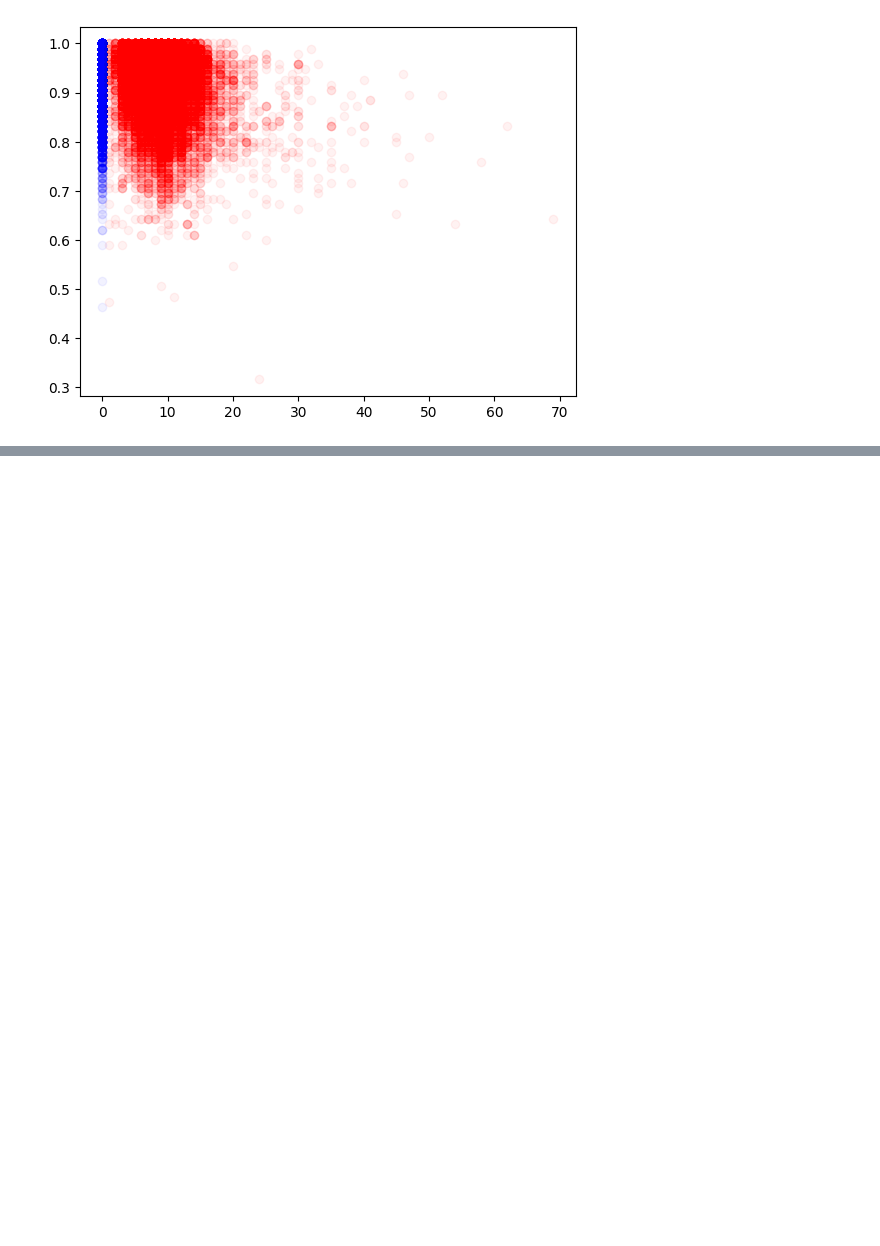
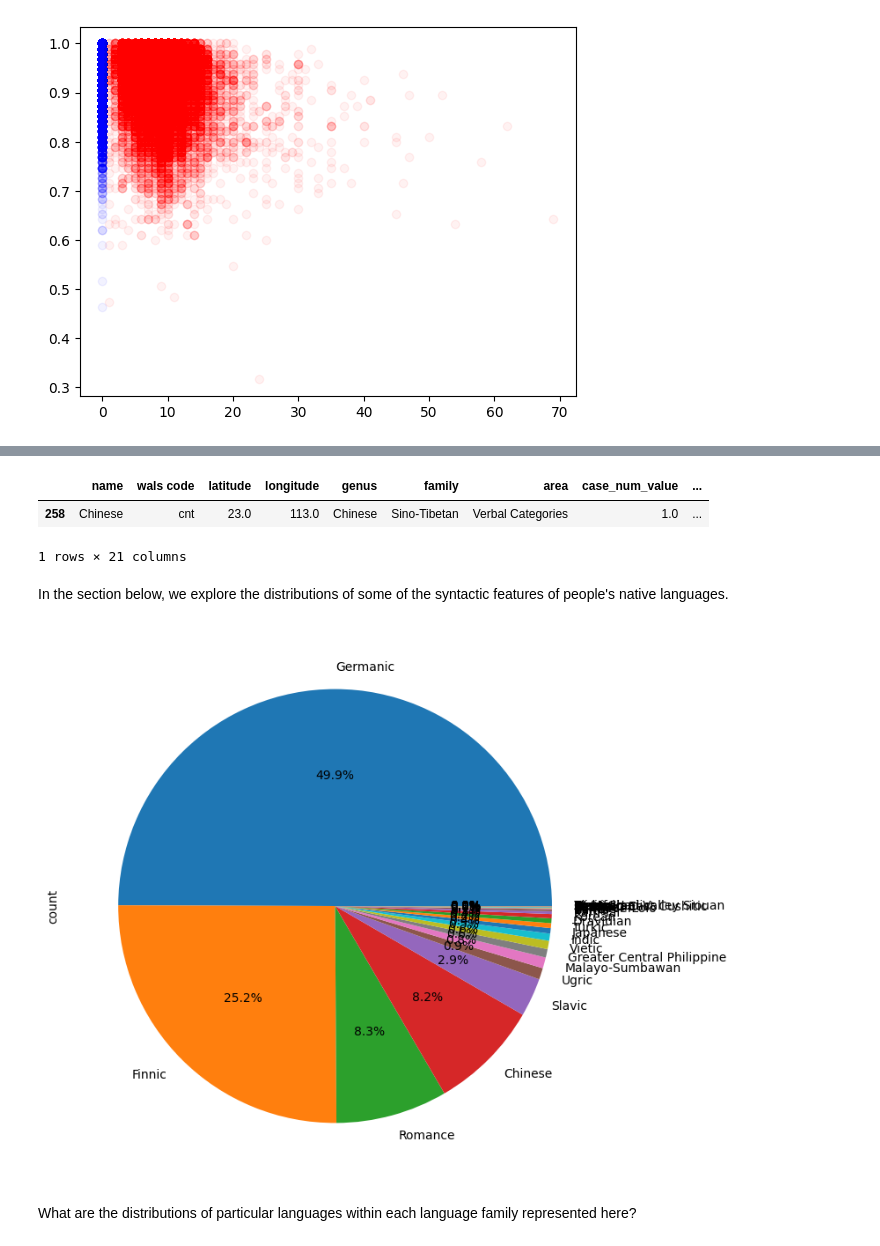
Before and after one commit to ifaul/ifaul.github.io, a Jupyter notebook: lang_acquire_milestone2_11_06.ipynb, the cells around one changed output, grey strips where cells are left out. Saved outputs shown, nothing was run; the diff lists cells and outputs as text; code cells hidden in the pictures; blank space fills up the shorter version.

```diff
--- a/lang_acquire_milestone2_11_06.ipynb
+++ b/lang_acquire_milestone2_11_06.ipynb
@@ -493,0 +454,29 @@ display(additional_dfs) ############# FOR IAN: index is kinda wacky but 84 rows.
+# %%
+# Check for differences between Mandarin and Cantonese
+mandarin = df_features[df_features['name'] == 'Mandarin'].reset_index(drop=True)
+cantonese = df_features[df_features['name'] == 'Cantonese'].reset_index(drop=True)
+mandarin.compare(cantonese)
+
+# Combine Mandarin and Cantonese into a single observation, Chinese
+df_features.loc[df_features['name'] == 'Mandarin', 'name'] = 'Chinese'
+df_features.loc[df_features['name'] == 'Cantonese', 'name'] = 'Chinese'
+df_features = df_features.groupby('name').first().reset_index()
+
+# Check
+df_features[df_features['name'] == 'Chinese']
+# %% [output]
+|  | name | wals code | latitude | longitude | genus | family | area | case_num_value | ... |
+| 258 | Chinese | cnt | 23.0 | 113.0 | Chinese | Sino-Tibetan | Verbal Categories | 1.0 | ... |
+1 rows × 21 columns
+# %%
+# Merge df_features with df_lang_tidy on natlang
+df_features = df_features.rename(columns={'name':'natlang'})
+df_lang_tidy = df_lang_tidy.merge(df_features, how='left', on='natlang')
+# %% [markdown]
+In the section below, we explore the distributions of some of the syntactic features of people's native languages.
+# %%
+genus_pie = df_lang_tidy['genus'].value_counts().plot.pie(figsize=(8,8), autopct='%1.1f%%')
+# %% [output]
+[figure, added]
+# %% [markdown]
+What are the distributions of particular languages within each language family represented here?
```
Also changed, not shown: parts of 21 cells of this notebook.
